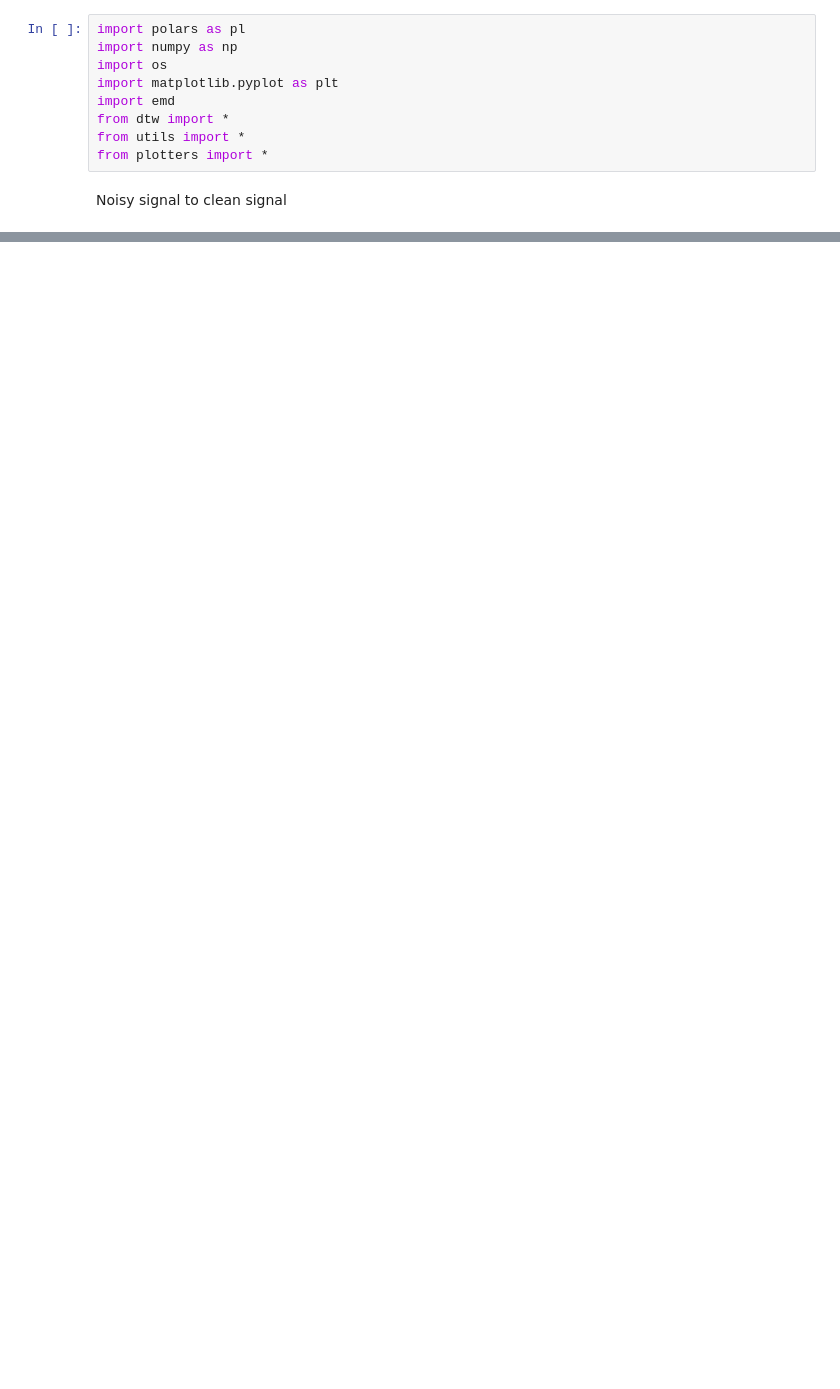
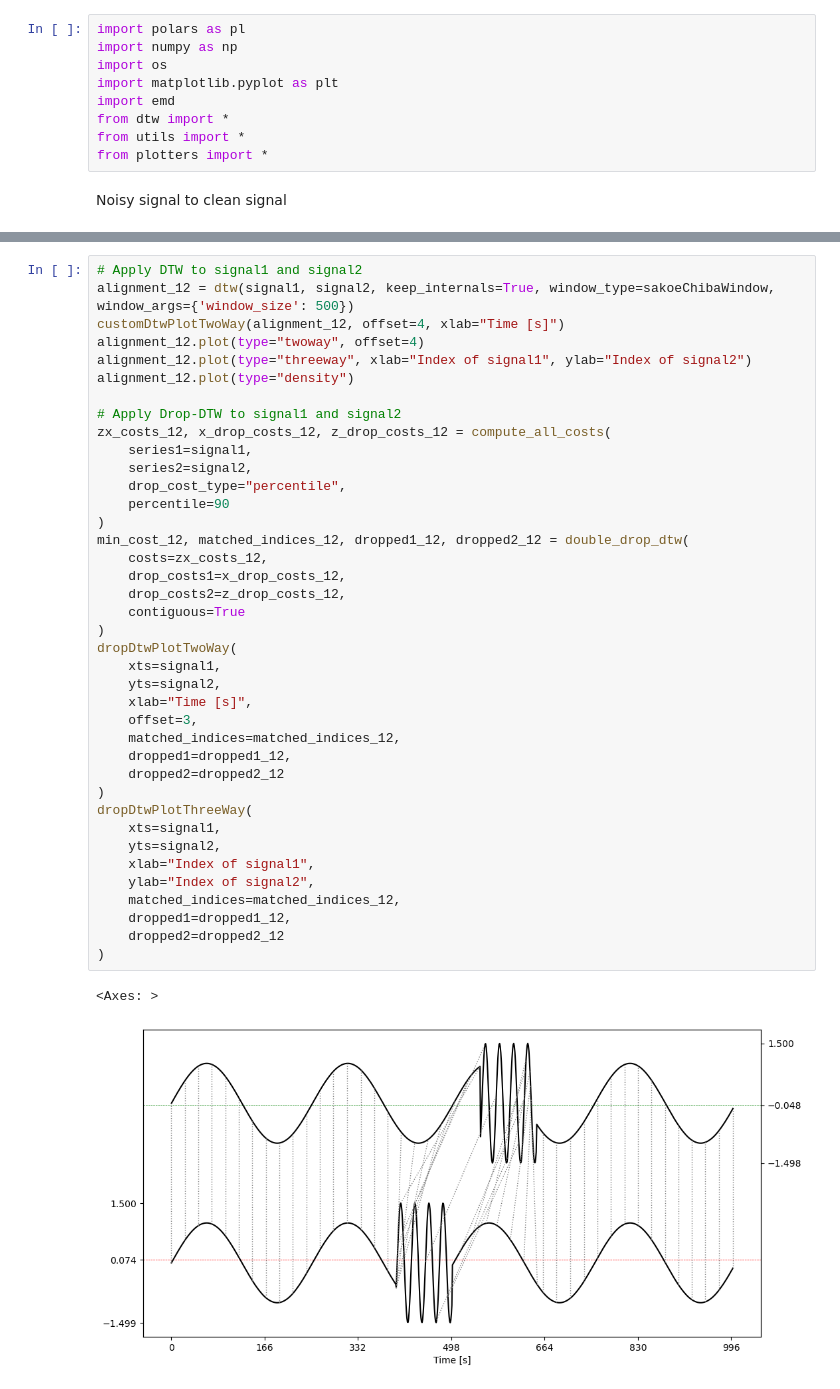
Before and after one commit to KubaBogacz/DiplomaThesis, a Jupyter notebook: artificial_signal_analysis.ipynb, the cells around one changed output, grey strips where cells are left out. Cells and saved outputs as stored; diff of their text form; blank space fills up the shorter version.

```diff
--- a/artificial_signal_analysis.ipynb
+++ b/artificial_signal_analysis.ipynb
@@ -42,0 +99,42 @@ plt.show()
+# %%
+# Apply DTW to signal1 and signal2
+alignment_12 = dtw(signal1, signal2, keep_internals=True, window_type=sakoeChibaWindow, window_args={'window_size': 500})
+customDtwPlotTwoWay(alignment_12, offset=4, xlab="Time [s]")
+alignment_12.plot(type="twoway", offset=4)
+alignment_12.plot(type="threeway", xlab="Index of signal1", ylab="Index of signal2")
+alignment_12.plot(type="density")
+
+# Apply Drop-DTW to signal1 and signal2
+zx_costs_12, x_drop_costs_12, z_drop_costs_12 = compute_all_costs(
+    series1=signal1,
+    series2=signal2,
+    drop_cost_type="percentile",
+    percentile=90
+)
+min_cost_12, matched_indices_12, dropped1_12, dropped2_12 = double_drop_dtw(
+    costs=zx_costs_12,
+    drop_costs1=x_drop_costs_12,
+    drop_costs2=z_drop_costs_12,
+    contiguous=True
+)
+dropDtwPlotTwoWay(
+    xts=signal1,
+    yts=signal2,
+    xlab="Time [s]",
+    offset=3,
+    matched_indices=matched_indices_12,
+    dropped1=dropped1_12,
+    dropped2=dropped2_12
+)
+dropDtwPlotThreeWay(
+    xts=signal1,
+    yts=signal2,
+    xlab="Index of signal1",
+    ylab="Index of signal2",
+    matched_indices=matched_indices_12,
+    dropped1=dropped1_12,
+    dropped2=dropped2_12
+)
+# %% [output]
+<Axes: >
+[figure, added]
```
Also changed, not shown: parts of 4 cells of this notebook, 5 other files.
